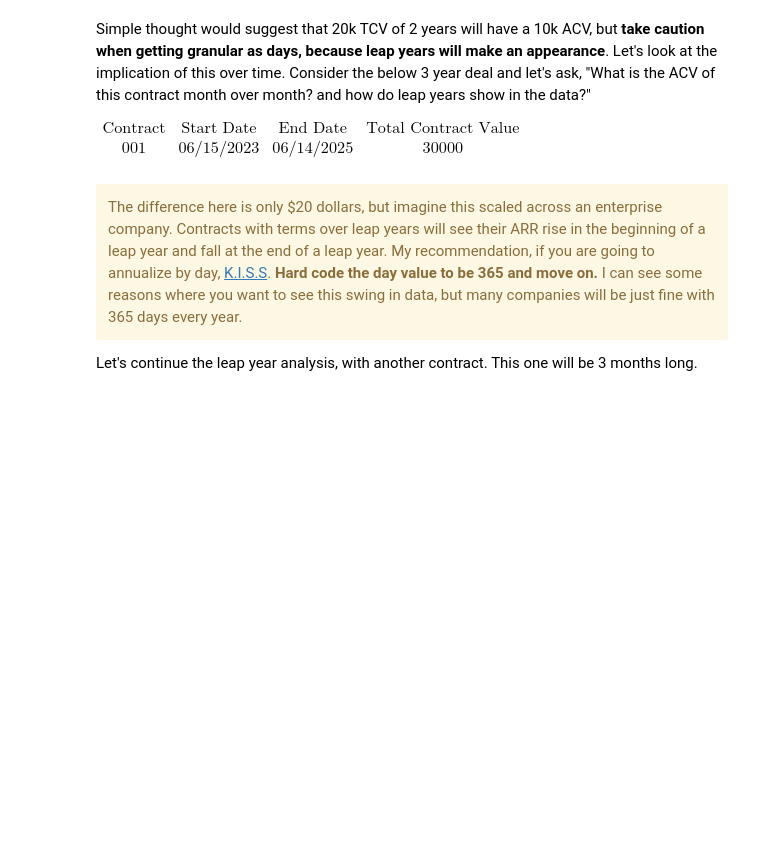
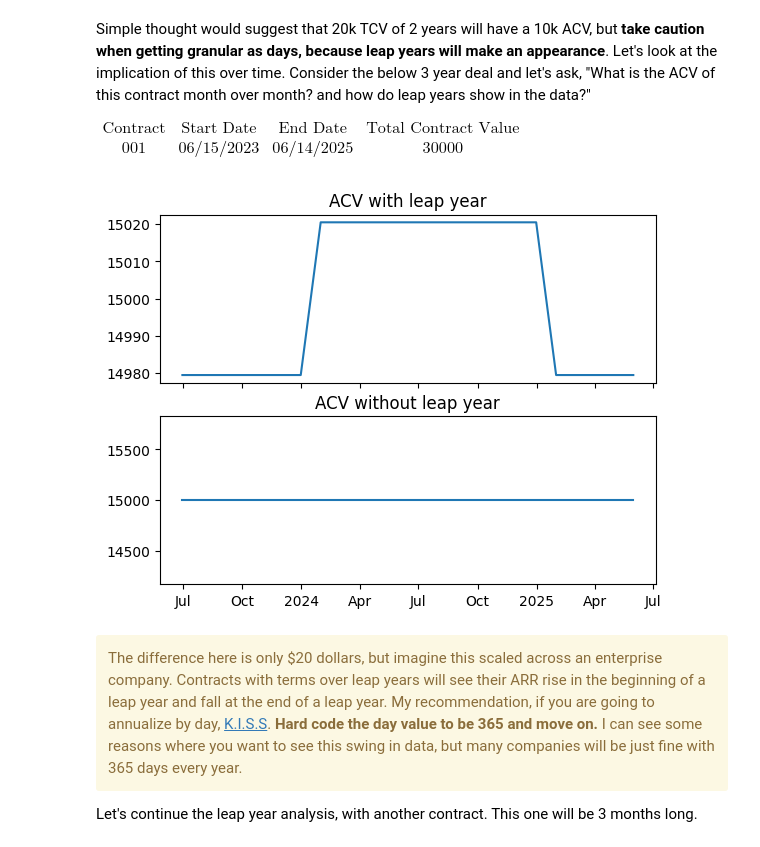
Before and after one commit to Curts0/arr_data_professional, a Jupyter notebook: 3-what-is-arr-part-2.ipynb, the cells around one changed output. Saved outputs shown, nothing was run; the diff lists cells and outputs as text; code cells hidden in the pictures; blank space fills up the shorter version.

```diff
--- a/3-what-is-arr-part-2.ipynb
+++ b/3-what-is-arr-part-2.ipynb
@@ -33,30 +33,40 @@ $
 \end{matrix}
 $
 # %%
-# TODO: plotly doesn't render in github view, should probably default to saved png or something...
-# Also pandas defaults to matplotlib... maybe I switch back to matplotlib...
-# I could default pandas to plotly, but still need to edit the ploty render to png or something for pandas...
+# TODO: switch back to matplotlib...
 from arr import get_end_of_month_range
 import numpy as np
-import plotly.express as px
-
+from matplotlib.dates import ConciseDateFormatter
+import matplotlib.pyplot as plt
 
 contract = ContractHeader(30_000, date(2023, 6, 15), date(2025, 6, 14))
 
 date_range = get_end_of_month_range(date(2023, 6, 1), date(2025, 6, 1))
 
 results_w_leap_year = np.array(
     [annualize(contract, month, "Day", False) for month in date_range]
 )
 
 results_wo_leap_year = np.array(
     [annualize(contract, month, "Day", True) for month in date_range]
 )
-fig1 = px.line(x=date_range, y=results_w_leap_year, title="ACV w/ Leap Year")
-fig1.show()
+fig, (ax1, ax2) = plt.subplots(2, sharex=True)
 
-fig2 = px.line(x=date_range, y=results_wo_leap_year, title="ACV w/o Leap Year")
-fig2.show()
+ax1.plot(date_range, results_w_leap_year)
+
+ax2.plot(date_range, results_wo_leap_year)
+
+ax1.set_title("ACV with leap year")
+
+ax2.set_title("ACV without leap year")
+
+ax1.xaxis.set_major_formatter(ConciseDateFormatter(ax1.xaxis.get_major_locator()))
+
+ax2.xaxis.set_major_formatter(ConciseDateFormatter(ax2.xaxis.get_major_locator()))
+
+plt.show()
+# %% [output]
+[figure, added]
 # %% [markdown]
 <div class="alert alert-block alert-warning">
 The difference here is only $20 dollars, but imagine this scaled across an enterprise company. Contracts with terms over leap years will see their ARR rise in the beginning of a leap year and fall at the end of a leap year. My recommendation, if you are going to annualize by day, <a href="https://en.wikipedia.org/wiki/KISS_principle">K.I.S.S</a>. <b>Hard code the day value to be 365 and move on.</b> I can see some reasons where you want to see this swing in data, but many companies will be just fine with 365 days every year.
```
Also changed, not shown: parts of 3 cells of this notebook, 5 other files.
